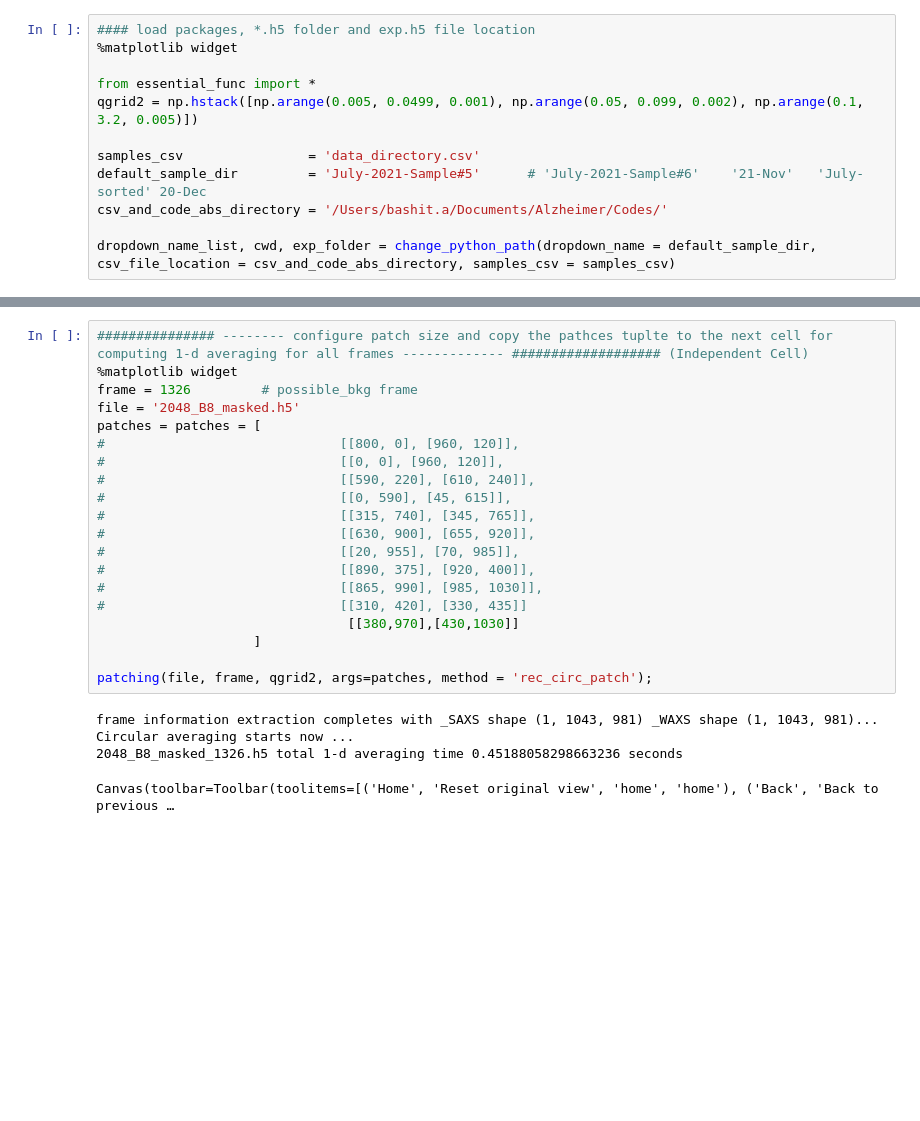
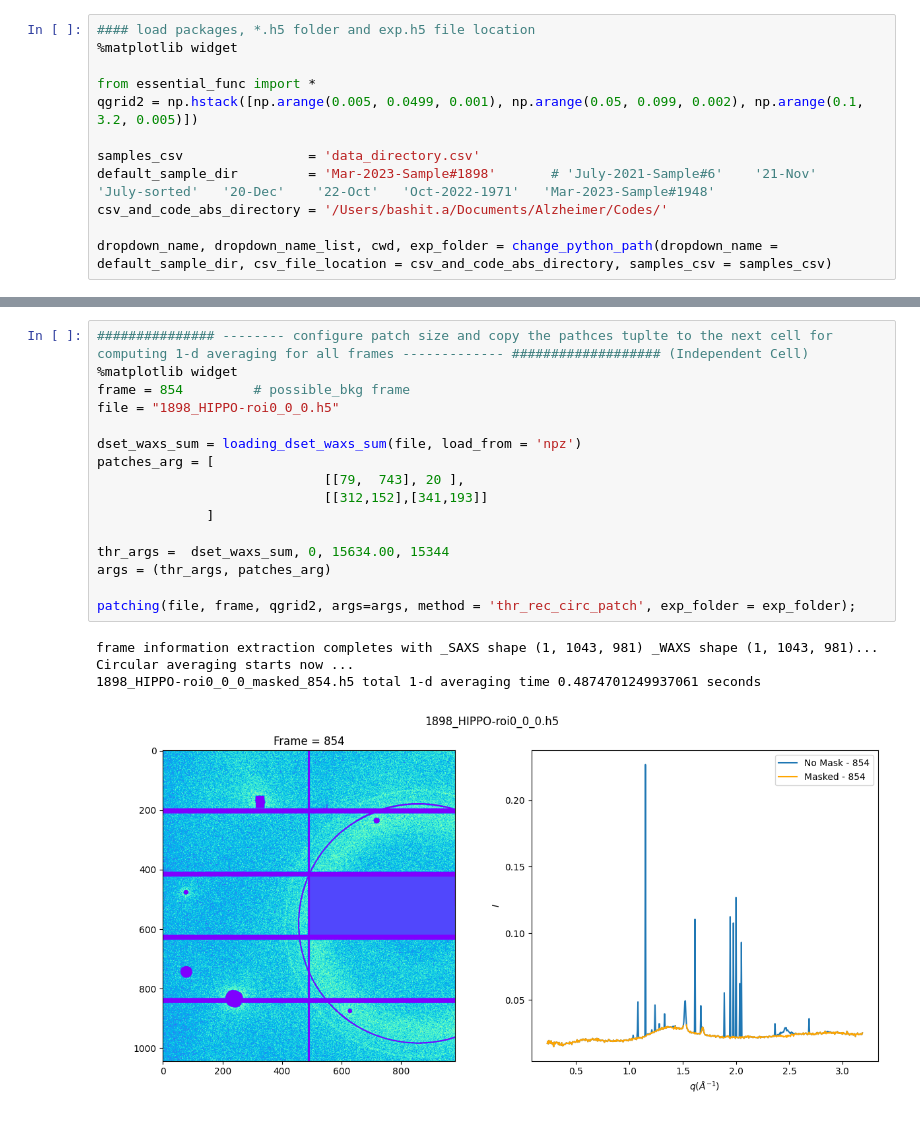
Before and after one commit to eeedinar/Alzheimers, a Jupyter notebook: masking.ipynb, the cells around one changed output, grey strips where cells are left out. Cells and saved outputs as stored; diff of their text form; blank space fills up the shorter version.

```diff
--- a/masking.ipynb
+++ b/masking.ipynb
@@ -6,8 +6,8 @@ from essential_func import *
 qgrid2 = np.hstack([np.arange(0.005, 0.0499, 0.001), np.arange(0.05, 0.099, 0.002), np.arange(0.1, 3.2, 0.005)])
 
 samples_csv                = 'data_directory.csv'
-default_sample_dir         = 'July-2021-Sample#5'      # 'July-2021-Sample#6'    '21-Nov'   'July-sorted' 20-Dec
+default_sample_dir         = 'Mar-2023-Sample#1898'       # 'July-2021-Sample#6'    '21-Nov'   'July-sorted'   '20-Dec'    '22-Oct'   'Oct-2022-1971'   'Mar-2023-Sample#1948'
 csv_and_code_abs_directory = '/Users/bashit.a/Documents/Alzheimer/Codes/'
 
-dropdown_name_list, cwd, exp_folder = change_python_path(dropdown_name = default_sample_dir, csv_file_location = csv_and_code_abs_directory, samples_csv = samples_csv)
+dropdown_name, dropdown_name_list, cwd, exp_folder = change_python_path(dropdown_name = default_sample_dir, csv_file_location = csv_and_code_abs_directory, samples_csv = samples_csv)
 # %% [output]
@@ -339,25 +99,21 @@ OSError: Can't write data (file write failed: time = Fri Aug 13 22:14:50 2021
 # %%
 ############### -------- configure patch size and copy the pathces tuplte to the next cell for computing 1-d averaging for all frames ------------- ################### (Independent Cell)
 %matplotlib widget
-frame = 1326         # possible_bkg frame
-file = '2048_B8_masked.h5'
-patches = patches = [
-#                              [[800, 0], [960, 120]],
-#                              [[0, 0], [960, 120]],
-#                              [[590, 220], [610, 240]],
-#                              [[0, 590], [45, 615]],
-#                              [[315, 740], [345, 765]],
-#                              [[630, 900], [655, 920]],
-#                              [[20, 955], [70, 985]],
-#                              [[890, 375], [920, 400]],
-#                              [[865, 990], [985, 1030]],
-#                              [[310, 420], [330, 435]]
-                                [[380,970],[430,1030]]
-                    ]
+frame = 854         # possible_bkg frame
+file = "1898_HIPPO-roi0_0_0.h5"
 
-patching(file, frame, qgrid2, args=patches, method = 'rec_circ_patch');
+dset_waxs_sum = loading_dset_waxs_sum(file, load_from = 'npz')
+patches_arg = [
+                             [[79,  743], 20 ],
+                             [[312,152],[341,193]]
+              ]
+
+thr_args =  dset_waxs_sum, 0, 15634.00, 15344
+args = (thr_args, patches_arg)
+
+patching(file, frame, qgrid2, args=args, method = 'thr_rec_circ_patch', exp_folder = exp_folder);
 # %% [output]
 frame information extraction completes with _SAXS shape (1, 1043, 981) _WAXS shape (1, 1043, 981)...
 Circular averaging starts now ...
-2048_B8_masked_1326.h5 total 1-d averaging time 0.45188058298663236 seconds
+1898_HIPPO-roi0_0_0_masked_854.h5 total 1-d averaging time 0.4874701249937061 seconds
-Canvas(toolbar=Toolbar(toolitems=[('Home', 'Reset original view', 'home', 'home'), ('Back', 'Back to previous …
+[figure, added]
```
Also changed, not shown: parts of 42 cells of this notebook, 15 other files.
